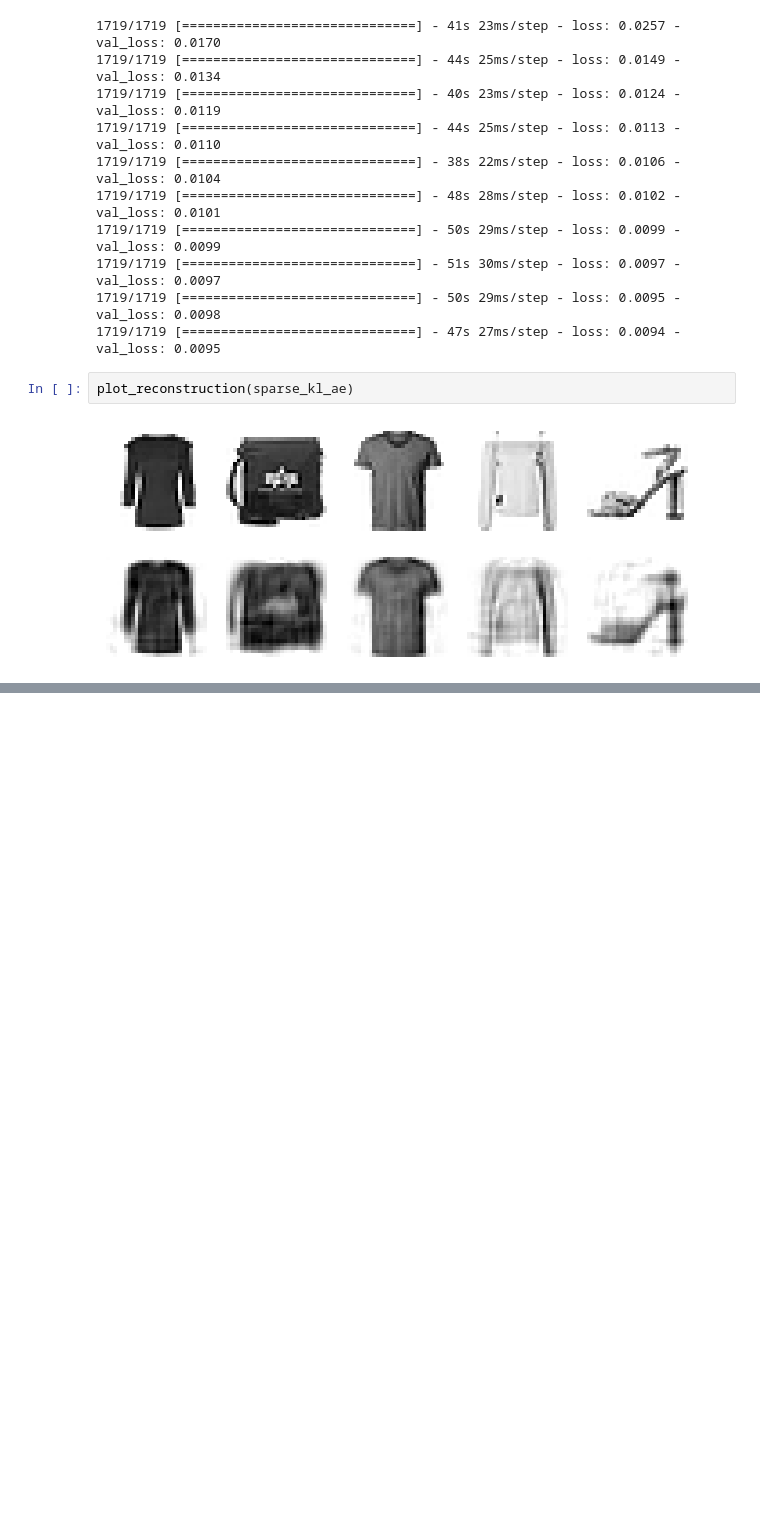
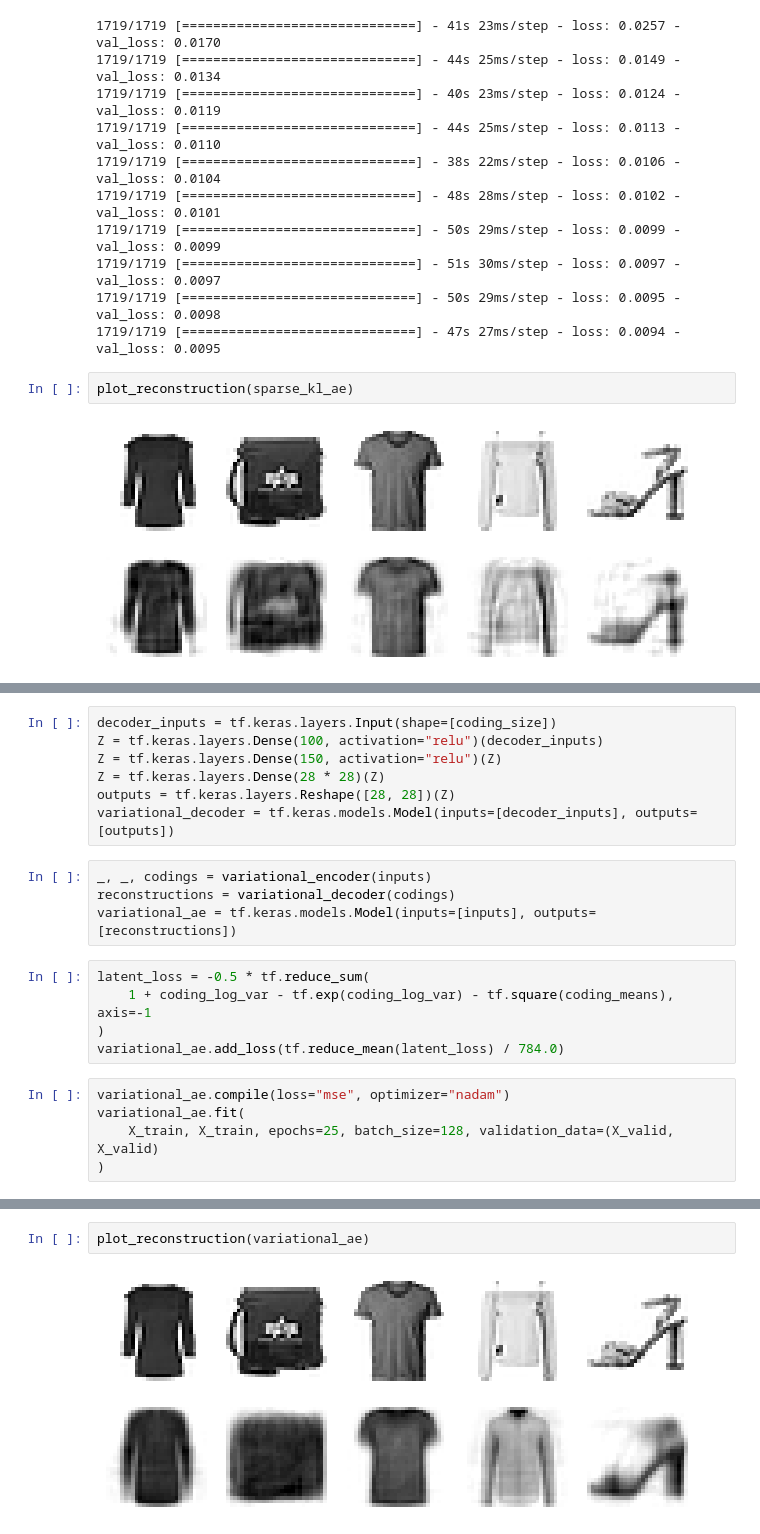
Before and after one commit to tandao0909/hands-on-with-DS, a Jupyter notebook: Chapter 17/generate.ipynb, the cells around one changed output, grey strips where cells are left out. Saved outputs shown, nothing was run; the diff lists cells and outputs as text; blank space fills up the shorter version.

Commit message:
Complete Variational Autoencoders chapter 17

```diff
--- a/Chapter 17/generate.ipynb
+++ b/Chapter 17/generate.ipynb
@@ -625,0 +649,21 @@ plot_reconstruction(sparse_kl_ae)
+# %%
+decoder_inputs = tf.keras.layers.Input(shape=[coding_size])
+Z = tf.keras.layers.Dense(100, activation="relu")(decoder_inputs)
+Z = tf.keras.layers.Dense(150, activation="relu")(Z)
+Z = tf.keras.layers.Dense(28 * 28)(Z)
+outputs = tf.keras.layers.Reshape([28, 28])(Z)
+variational_decoder = tf.keras.models.Model(inputs=[decoder_inputs], outputs=[outputs])
+# %%
+_, _, codings = variational_encoder(inputs)
+reconstructions = variational_decoder(codings)
+variational_ae = tf.keras.models.Model(inputs=[inputs], outputs=[reconstructions])
+# %%
+latent_loss = -0.5 * tf.reduce_sum(
+    1 + coding_log_var - tf.exp(coding_log_var) - tf.square(coding_means), axis=-1
+)
+variational_ae.add_loss(tf.reduce_mean(latent_loss) / 784.0)
+# %%
+variational_ae.compile(loss="mse", optimizer="nadam")
+variational_ae.fit(
+    X_train, X_train, epochs=25, batch_size=128, validation_data=(X_valid, X_valid)
+)
@@ -625,0 +689,4 @@ plot_reconstruction(sparse_kl_ae)
+# %%
+plot_reconstruction(variational_ae)
+# %% [output]
+[figure, added]
```
Also changed, not shown: parts of 5 cells of this notebook, 1 other file.
